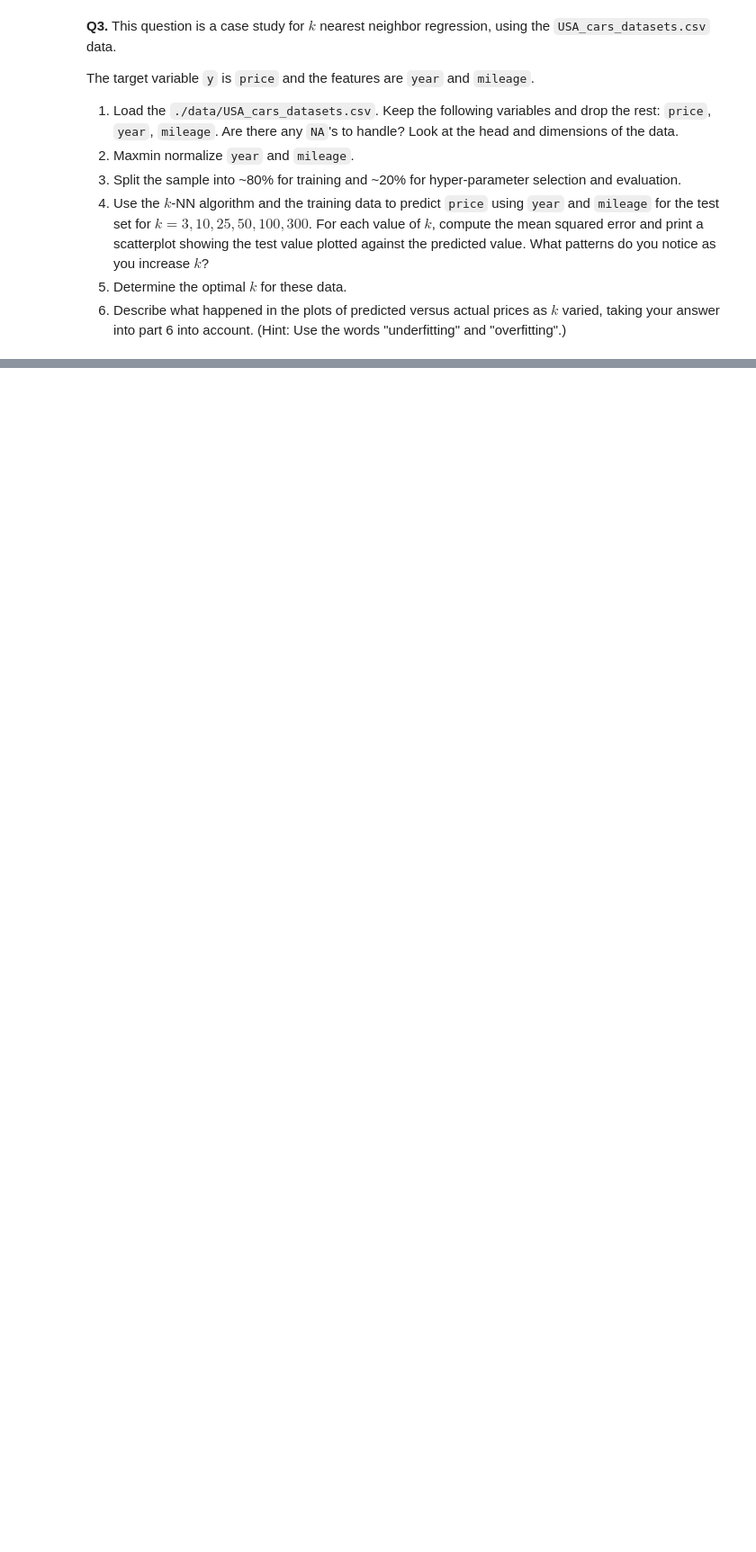
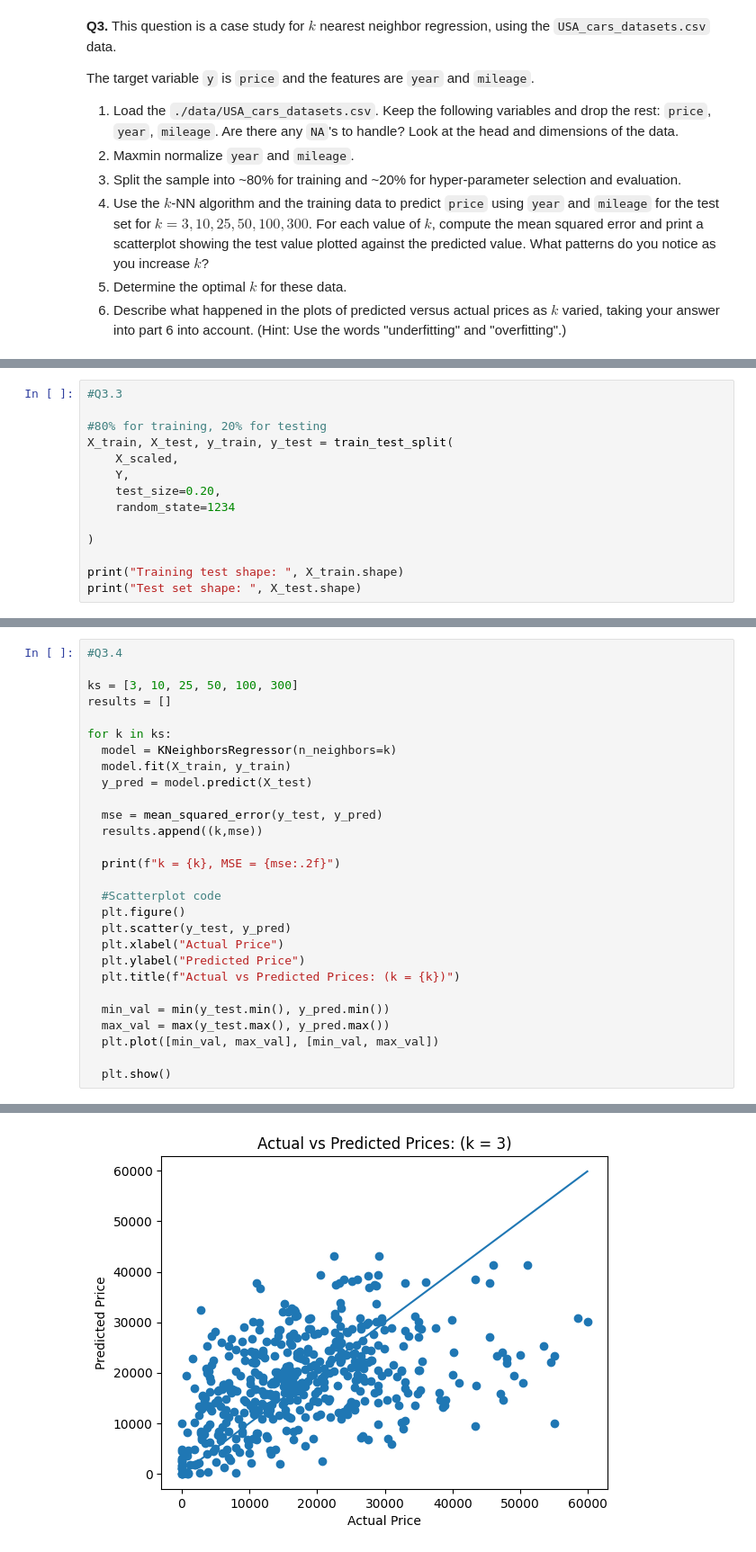
Before and after one commit to namithatholasi/undergrad_ml_assignments, a Jupyter notebook: 02_assignment_knn.ipynb, the cells around one changed output, grey strips where cells are left out. Shown at 90% size. Drawn from its saved outputs; the diff is of its cells as text; blank space fills up the shorter version.

```diff
--- a/02_assignment_knn.ipynb
+++ b/02_assignment_knn.ipynb
@@ -75,0 +147,14 @@ The target variable `y` is `price` and the features are `year` and `mileage`.
+# %%
+#Q3.3
+
+#80% for training, 20% for testing
+X_train, X_test, y_train, y_test = train_test_split(
+    X_scaled,
+    Y,
+    test_size=0.20,
+    random_state=1234
+
+)
+
+print("Training test shape: ", X_train.shape)
+print("Test set shape: ", X_test.shape)
@@ -75,0 +164,29 @@ The target variable `y` is `price` and the features are `year` and `mileage`.
+# %%
+#Q3.4
+
+ks = [3, 10, 25, 50, 100, 300]
+results = []
+
+for k in ks:
+  model = KNeighborsRegressor(n_neighbors=k)
+  model.fit(X_train, y_train)
+  y_pred = model.predict(X_test)
+
+  mse = mean_squared_error(y_test, y_pred)
+  results.append((k,mse))
+
+  print(f"k = {k}, MSE = {mse:.2f}")
+
+  #Scatterplot code
+  plt.figure()
+  plt.scatter(y_test, y_pred)
+  plt.xlabel("Actual Price")
+  plt.ylabel("Predicted Price")
+  plt.title(f"Actual vs Predicted Prices: (k = {k})")
+
+  min_val = min(y_test.min(), y_pred.min())
+  max_val = max(y_test.max(), y_pred.max())
+  plt.plot([min_val, max_val], [min_val, max_val])
+
+  plt.show()
+# %% [output]
@@ -75,0 +194 @@ The target variable `y` is `price` and the features are `year` and `mileage`.
+[figure, added]
```
Also changed, not shown: parts of 10 cells of this notebook.
